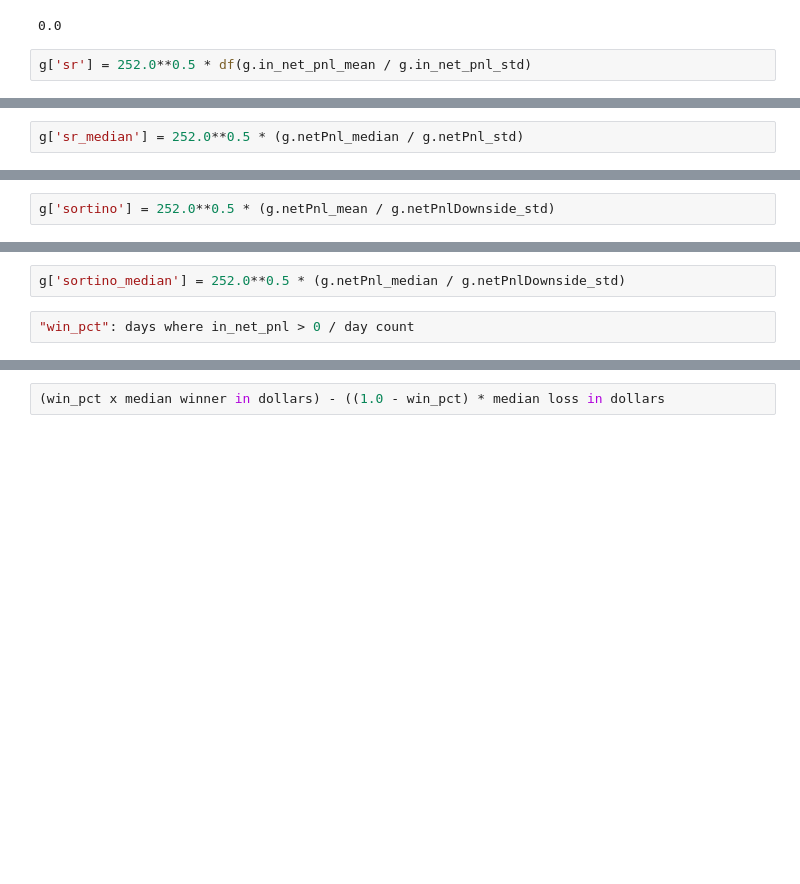
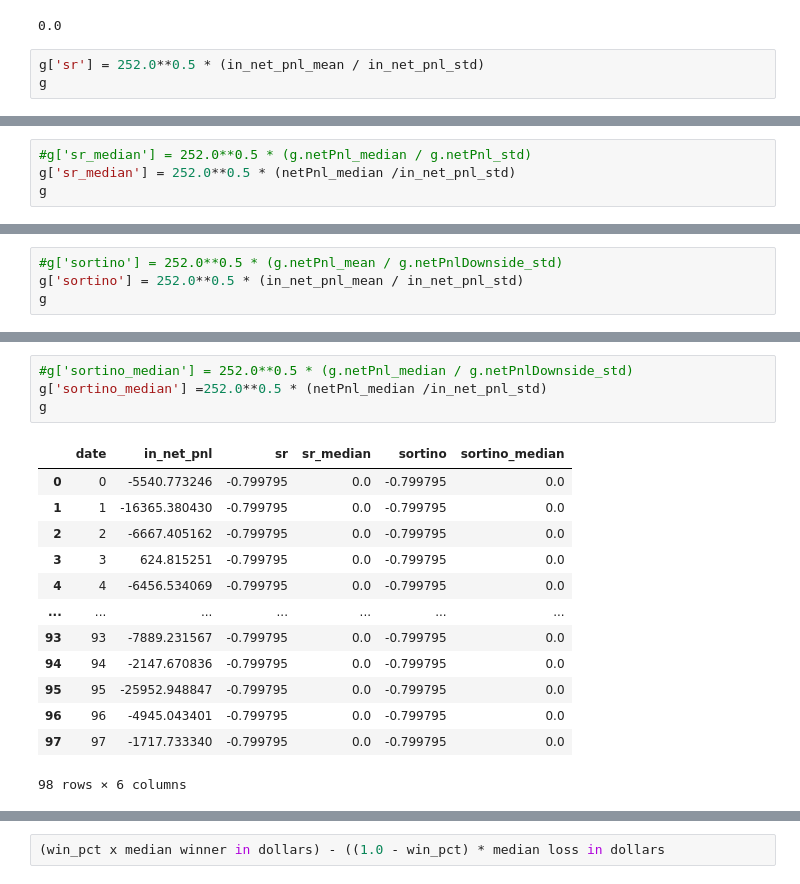
Before and after one commit to AyorindeTayo/Decision-tree, a Jupyter notebook: Copy_of_Untitled58.ipynb, the cells around one changed output, grey strips where cells are left out. Saved outputs shown, nothing was run; the diff lists cells and outputs as text; blank space fills up the shorter version.

```diff
--- a/Copy_of_Untitled58.ipynb
+++ b/Copy_of_Untitled58.ipynb
@@ -777,4 +807,5 @@ netPnl_median
 # %% [output]
 0.0
 # %%
-g['sr'] = 252.0**0.5 * df(g.in_net_pnl_mean / g.in_net_pnl_std)
+g['sr'] = 252.0**0.5 * (in_net_pnl_mean / in_net_pnl_std)
+g
@@ -781,2 +826,4 @@ g['sr'] = 252.0**0.5 * df(g.in_net_pnl_mean / g.in_net_pnl_std)
 # %%
-g['sr_median'] = 252.0**0.5 * (g.netPnl_median / g.netPnl_std)
+#g['sr_median'] = 252.0**0.5 * (g.netPnl_median / g.netPnl_std)
+g['sr_median'] = 252.0**0.5 * (netPnl_median /in_net_pnl_std)
+g
@@ -783,2 +844,4 @@ g['sr_median'] = 252.0**0.5 * (g.netPnl_median / g.netPnl_std)
 # %%
-g['sortino'] = 252.0**0.5 * (g.netPnl_mean / g.netPnlDownside_std)
+#g['sortino'] = 252.0**0.5 * (g.netPnl_mean / g.netPnlDownside_std)
+g['sortino'] = 252.0**0.5 * (in_net_pnl_mean / in_net_pnl_std)
+g
@@ -785,4 +862,18 @@ g['sortino'] = 252.0**0.5 * (g.netPnl_mean / g.netPnlDownside_std)
 # %%
-g['sortino_median'] = 252.0**0.5 * (g.netPnl_median / g.netPnlDownside_std)
+#g['sortino_median'] = 252.0**0.5 * (g.netPnl_median / g.netPnlDownside_std)
+g['sortino_median'] =252.0**0.5 * (netPnl_median /in_net_pnl_std)
+g
+# %% [output]
+|  | date | in_net_pnl | sr | sr_median | sortino | sortino_median |
+| 0 | 0 | -5540.773246 | -0.799795 | 0.0 | -0.799795 | 0.0 |
+| 1 | 1 | -16365.380430 | -0.799795 | 0.0 | -0.799795 | 0.0 |
+| 2 | 2 | -6667.405162 | -0.799795 | 0.0 | -0.799795 | 0.0 |
+| 3 | 3 | 624.815251 | -0.799795 | 0.0 | -0.799795 | 0.0 |
+| 4 | 4 | -6456.534069 | -0.799795 | 0.0 | -0.799795 | 0.0 |
+| ... | ... | ... | ... | ... | ... | ... |
+| 93 | 93 | -7889.231567 | -0.799795 | 0.0 | -0.799795 | 0.0 |
+| 94 | 94 | -2147.670836 | -0.799795 | 0.0 | -0.799795 | 0.0 |
+| 95 | 95 | -25952.948847 | -0.799795 | 0.0 | -0.799795 | 0.0 |
+| 96 | 96 | -4945.043401 | -0.799795 | 0.0 | -0.799795 | 0.0 |
+| 97 | 97 | -1717.733340 | -0.799795 | 0.0 | -0.799795 | 0.0 |
+98 rows × 6 columns
-# %%
-"win_pct": days where in_net_pnl > 0 / day count
```
Also changed, not shown: parts of 25 cells of this notebook.
